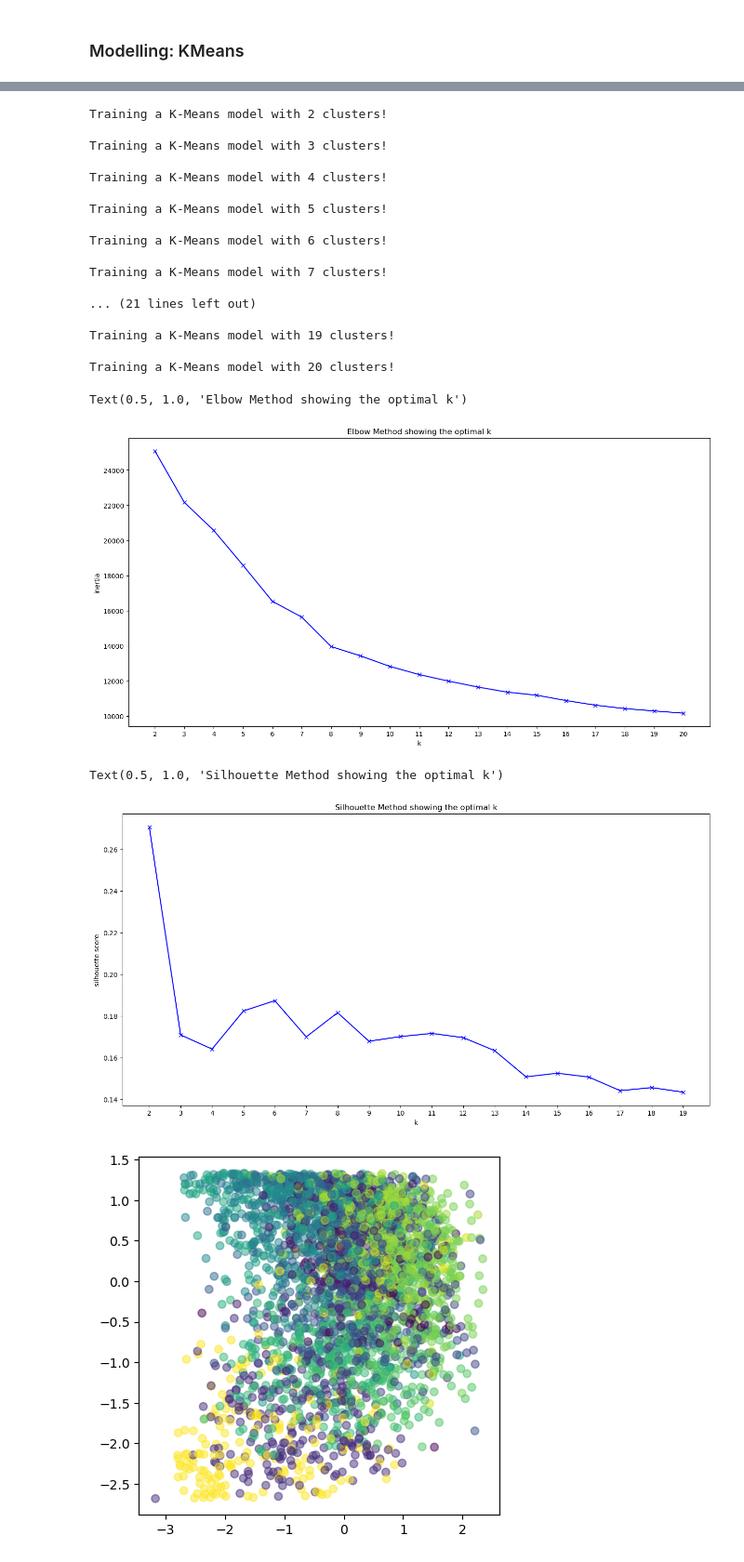
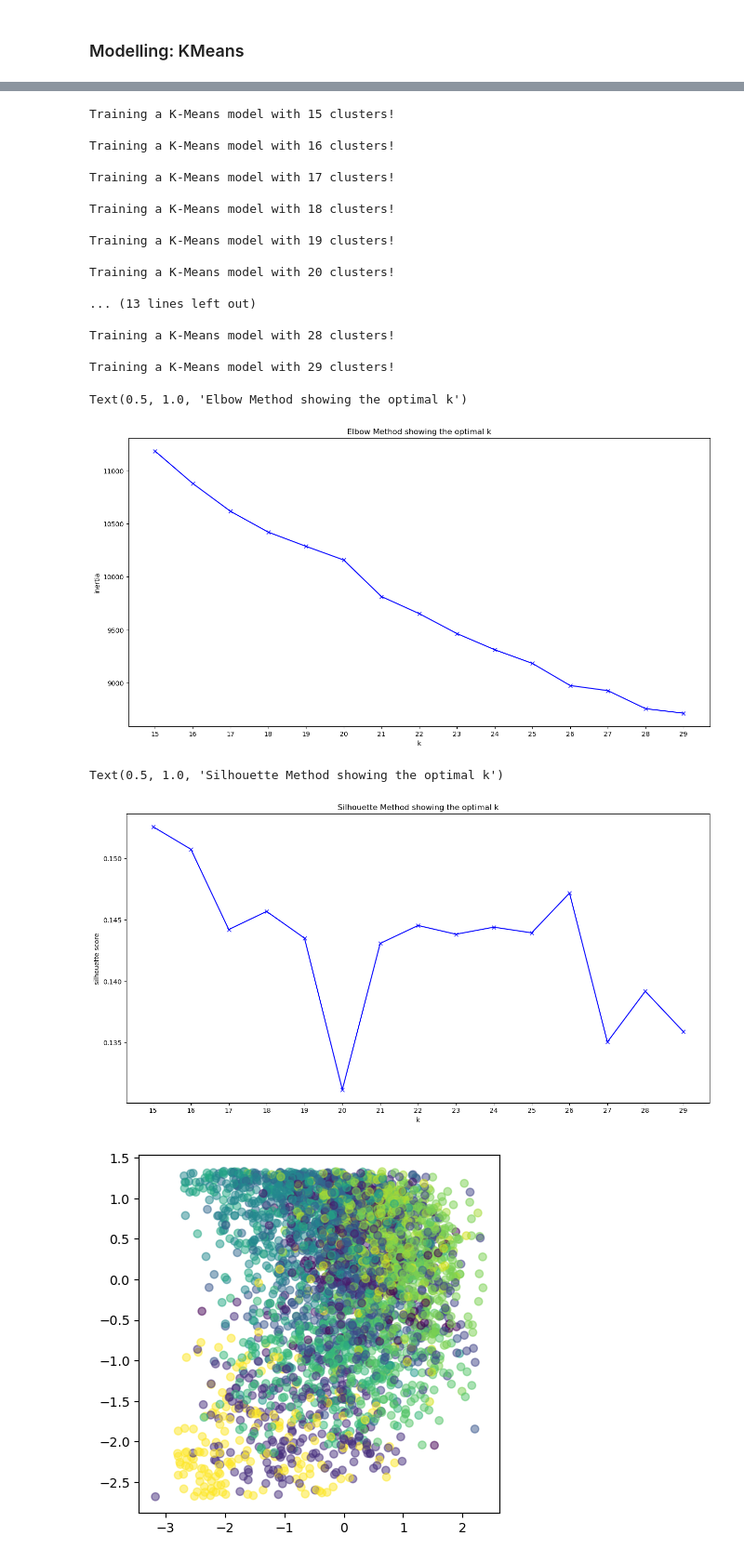
Before and after one commit to SunMax44/song_recommendor, a Jupyter notebook: spotify_api_webscraping.ipynb, the cells around one changed output, grey strips where cells are left out. Shown at 93% size. Saved outputs shown, nothing was run; the diff lists cells and outputs as text; code cells hidden in the pictures.

Commit message:
26 clusters

```diff
--- a/spotify_api_webscraping.ipynb
+++ b/spotify_api_webscraping.ipynb
@@ -412,7 +412,7 @@ display(X_scaled_df.head())
 | 3 | 0.177533 | -1.612767 | -1.413097 | -0.520625 | 1.162179 | -0.519940 | -0.646290 | -0.452464 | ... |
 | 4 | 1.068394 | -1.400029 | -0.248267 | -0.497047 | -0.084368 | -0.537665 | -0.561543 | -1.165826 | ... |
 # %%
-K = range(2, 21)
+K = range(15, 30)
 inertia = []
 
 for k in K:
@@ -434,52 +434,52 @@ plt.ylabel('inertia')
 plt.xticks(np.arange(min(K), max(K)+1, 1.0))
 plt.title('Elbow Method showing the optimal k')
 # %% [output]
-Training a K-Means model with 2 clusters!
+Training a K-Means model with 15 clusters!
 
-Training a K-Means model with 3 clusters!
+Training a K-Means model with 16 clusters!
 
-Training a K-Means model with 4 clusters!
+Training a K-Means model with 17 clusters!
 
-Training a K-Means model with 5 clusters!
-
-Training a K-Means model with 6 clusters!
-
-Training a K-Means model with 7 clusters!
-
-... (21 lines left out)
+Training a K-Means model with 18 clusters!
 
 Training a K-Means model with 19 clusters!
 
 Training a K-Means model with 20 clusters!
+
+... (13 lines left out)
+
+Training a K-Means model with 28 clusters!
+
+Training a K-Means model with 29 clusters!
 Text(0.5, 1.0, 'Elbow Method showing the optimal k')
-[figure, old version]
+[figure, new version]
 # %%
 # 8 looks good, also maybe 6 or 3
 # %%
-K = range(2, 20)
+K = range(15, 30)
 silhouette = []
 
 for k in K:
     kmeans = KMeans(n_clusters=k,
                     random_state=1234, n_init='auto')
     kmeans.fit(X_scaled_df)
 
     #filename = "Model/kmeans_" + str(k) + ".pickle"
     #with open(filename, "wb") as f:
         #pickle.dump(kmeans,f)
 
     silhouette.append(silhouette_score(X_scaled_df, kmeans.predict(X_scaled_df)))
 
 
 plt.figure(figsize=(16,8))
 plt.plot(K, silhouette, 'bx-')
 plt.xlabel('k')
 plt.ylabel('silhouette score')
 plt.xticks(np.arange(min(K), max(K)+1, 1.0))
 plt.title('Silhouette Method showing the optimal k')
 # %% [output]
 Text(0.5, 1.0, 'Silhouette Method showing the optimal k')
-[figure, old version]
+[figure, new version]
 # %%
 # silhouette score is best at 2,6,8
 
```
Also changed, not shown: 4 other files.
